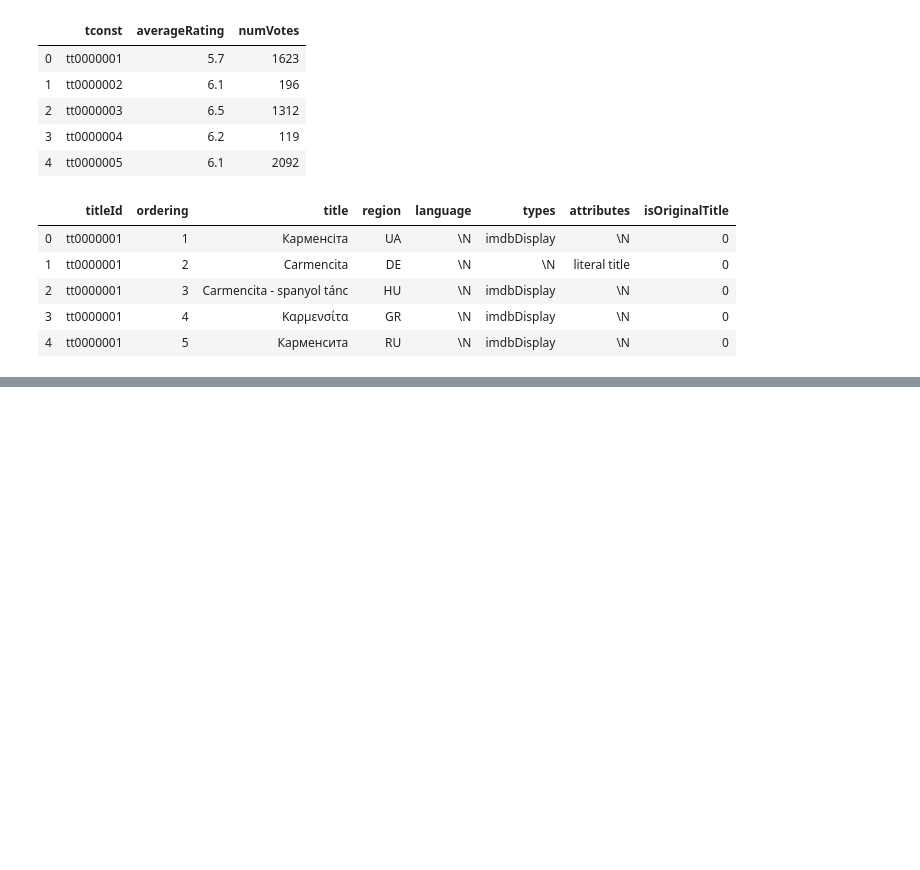
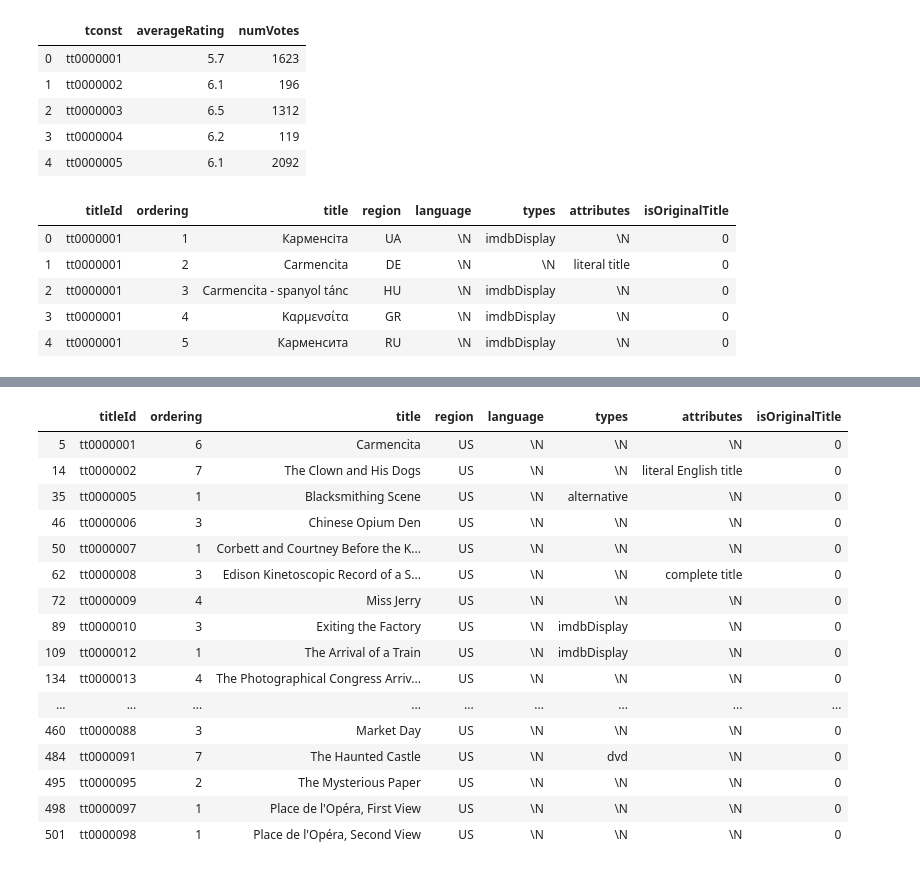
Before and after one commit to mlazza/estudos, a Jupyter notebook: Portfolio/Movies_recommend/main.ipynb, the cells around one changed output, grey strips where cells are left out. Saved outputs shown, nothing was run; the diff lists cells and outputs as text; code cells hidden in the pictures; blank space fills up the shorter version.

```diff
--- a/Portfolio/Movies_recommend/main.ipynb
+++ b/Portfolio/Movies_recommend/main.ipynb
@@ -51,0 +122,22 @@ UndefinedVariableError: name 'US' is not defined
+# %%
+# Keeping the first titles when are duplicates and removing the others.
+df_us = df_us.drop_duplicates(subset='titleId', keep='first')
+df_us.head(50)
+# %% [output]
+|  | titleId | ordering | title | region | language | types | attributes | isOriginalTitle |
+| 5 | tt0000001 | 6 | Carmencita | US | \N | \N | \N | 0 |
+| 14 | tt0000002 | 7 | The Clown and His Dogs | US | \N | \N | literal English title | 0 |
+| 35 | tt0000005 | 1 | Blacksmithing Scene | US | \N | alternative | \N | 0 |
+| 46 | tt0000006 | 3 | Chinese Opium Den | US | \N | \N | \N | 0 |
+| 50 | tt0000007 | 1 | Corbett and Courtney Before the K... | US | \N | \N | \N | 0 |
+| 62 | tt0000008 | 3 | Edison Kinetoscopic Record of a S... | US | \N | \N | complete title | 0 |
+| 72 | tt0000009 | 4 | Miss Jerry | US | \N | \N | \N | 0 |
+| 89 | tt0000010 | 3 | Exiting the Factory | US | \N | imdbDisplay | \N | 0 |
+| 109 | tt0000012 | 1 | The Arrival of a Train | US | \N | imdbDisplay | \N | 0 |
+| 134 | tt0000013 | 4 | The Photographical Congress Arriv... | US | \N | \N | \N | 0 |
+| ... | ... | ... | ... | ... | ... | ... | ... | ... |
+| 460 | tt0000088 | 3 | Market Day | US | \N | \N | \N | 0 |
+| 484 | tt0000091 | 7 | The Haunted Castle | US | \N | dvd | \N | 0 |
+| 495 | tt0000095 | 2 | The Mysterious Paper | US | \N | \N | \N | 0 |
+| 498 | tt0000097 | 1 | Place de l'Opéra, First View | US | \N | \N | \N | 0 |
+| 501 | tt0000098 | 1 | Place de l'Opéra, Second View | US | \N | \N | \N | 0 |
```
Also changed, not shown: parts of 13 cells of this notebook, 2 other files.
